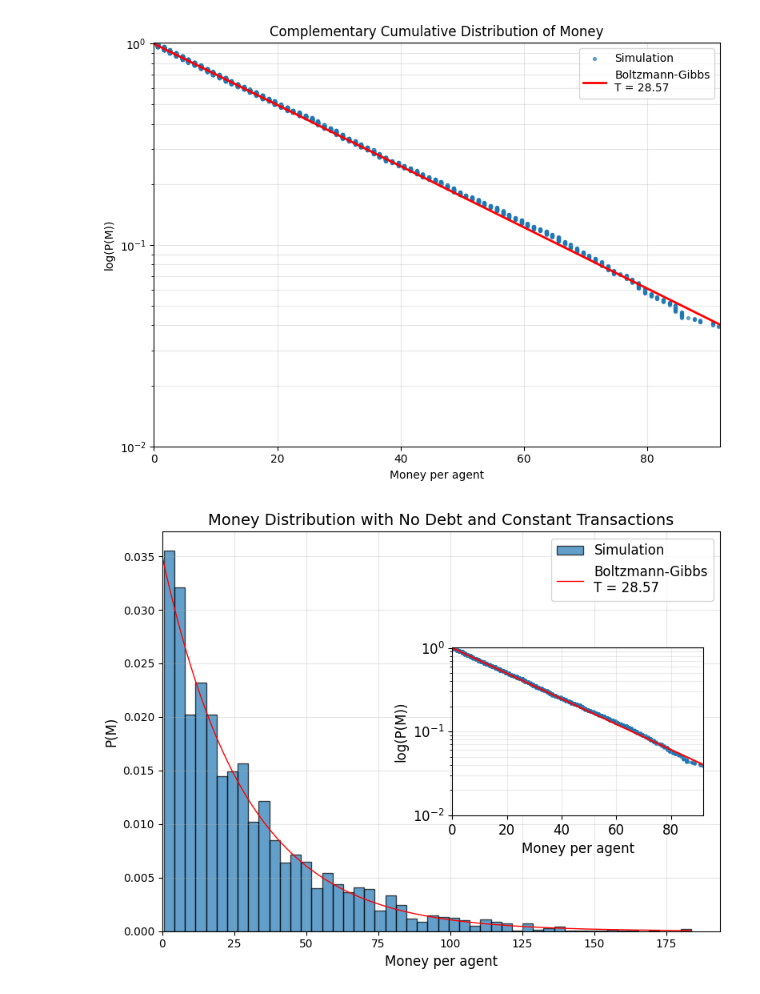
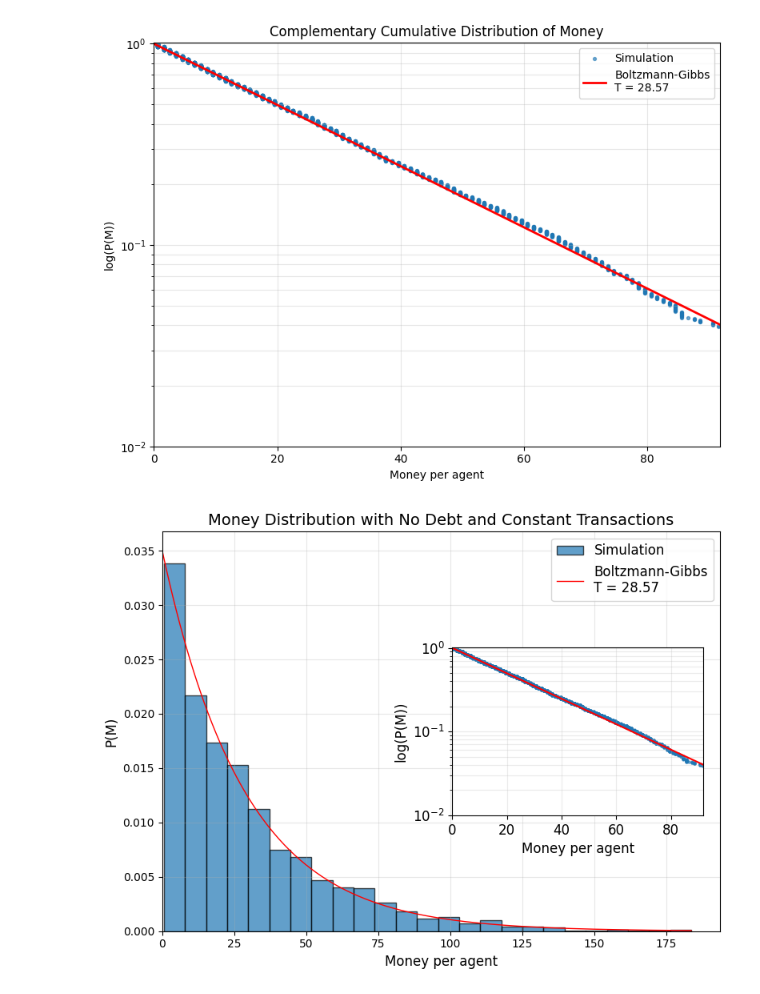
Before and after one commit to giacomells/Statistical-Mechanics-of-Money, a Jupyter notebook: NoDebt.ipynb, the cells around one changed output. Cells and saved outputs as stored; diff of their text form; code cells hidden in the pictures.

```diff
--- a/NoDebt.ipynb
+++ b/NoDebt.ipynb
@@ -103,7 +103,7 @@ fig, ax = plt.subplots(figsize=(8, 6))
 # First plot: histogram and Boltzmann-Gibbs distribution
 ax.hist(
     agents,
-    bins=50,
+    bins=25,
     density=True,
     alpha=0.7,
     edgecolor="black",
@@ -127,31 +127,31 @@ ax.set_xlim(0, agents.max() + 10)
 
 # Second plot as a small overlay, centered vertically and shifted right
 inset = ax.inset_axes([0.52, 0.29, 0.45, 0.42])
 
 inset.scatter(
     sorted_agents,
     probability,
     s=5,
     alpha=0.6,
     color="tab:blue"
 )
 
 inset.plot(
     x_fit,
     np.exp(-x_fit / T),
     "r-",
     linewidth=1.5
 )
 
 inset.set_yscale("log")
 inset.set_xlim(0, agents.max() / 2)
 inset.set_ylim(1e-2, 1.01)
 inset.set_xlabel("Money per agent", fontsize=12)
 inset.set_ylabel("log(P(M))", fontsize=12)
 inset.tick_params(axis="both", labelsize=12)
 inset.grid(which="both", alpha=0.25)
 
 plt.tight_layout()
 plt.show()
 # %% [output]
-[figure, old version]
+[figure, new version]
```
Also changed, not shown: 7 other files.
